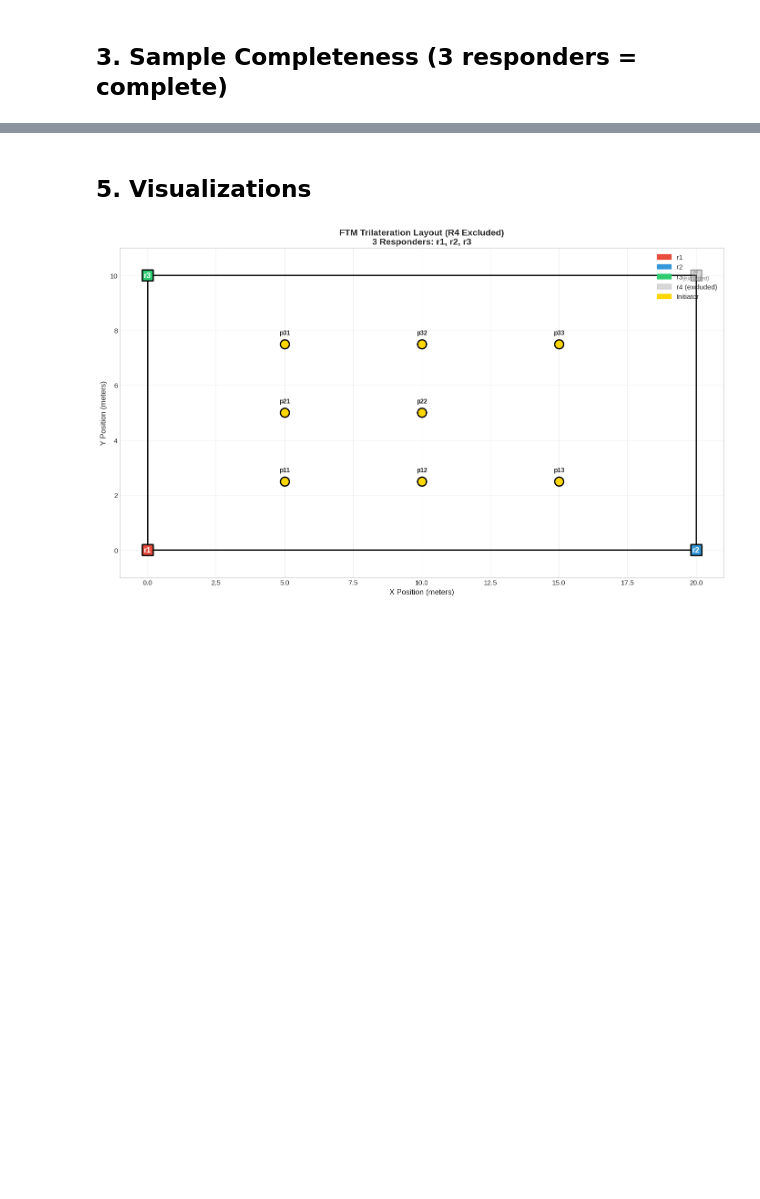
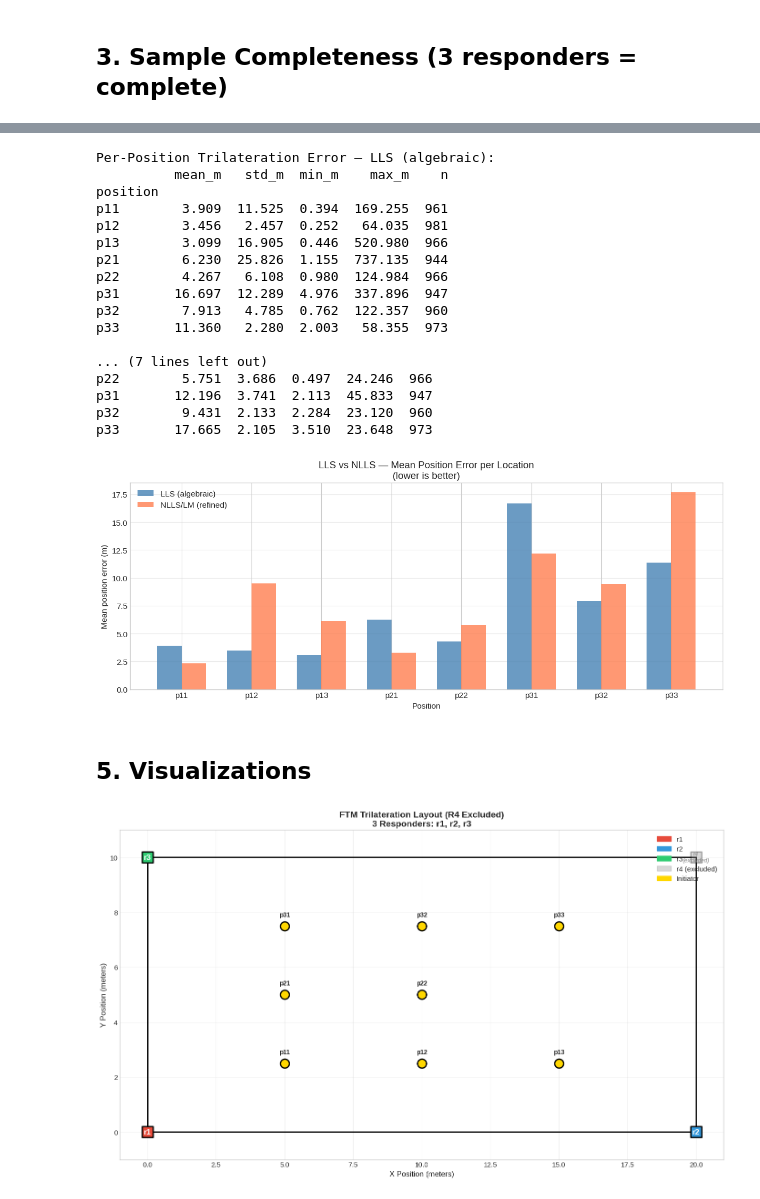
Before and after one commit to cbicari/ftm_data_graphs, a Jupyter notebook: ftm_analysis_without_r4.ipynb, the cells around one changed output, grey strips where cells are left out. Cells and saved outputs as stored; diff of their text form; code cells hidden in the pictures; blank space fills up the shorter version.

```diff
--- a/ftm_analysis_without_r4.ipynb
+++ b/ftm_analysis_without_r4.ipynb
@@ -303,12 +481,58 @@ POSITION ESTIMATION ACCURACY (Trilateration, without R4)
 # %%
-# Per-position error summary
-print("\nPer-Position Trilateration Error:")
-pos_summary = df_results.groupby('position').agg({
-    'pos_error_m': ['mean', 'std', 'min', 'max', 'count'],
-    'real_x': 'first',
-    'real_y': 'first'
-}).round(3)
-print(pos_summary)
+# Per-position error comparison: LLS vs NLLS
+print("Per-Position Trilateration Error — LLS (algebraic):")
+pos_summary_lls = df_results_lls.groupby('position').agg(
+    mean_m=('pos_error_m','mean'), std_m=('pos_error_m','std'),
+    min_m=('pos_error_m','min'), max_m=('pos_error_m','max'), n=('pos_error_m','count')
+).round(3)
+print(pos_summary_lls)
+
+print("\nPer-Position Trilateration Error — NLLS/LM (refined, unbounded):")
+pos_summary_nlls = df_results_nlls.groupby('position').agg(
+    mean_m=('pos_error_m','mean'), std_m=('pos_error_m','std'),
+    min_m=('pos_error_m','min'), max_m=('pos_error_m','max'), n=('pos_error_m','count')
+).round(3)
+print(pos_summary_nlls)
+
+# Side-by-side bar chart
+fig, ax = plt.subplots(figsize=(12, 5))
+positions_sorted = sorted(df_results_lls['position'].unique())
+x_pos = np.arange(len(positions_sorted))
+width = 0.35
+
+lls_means  = [df_results_lls[df_results_lls['position']==p]['pos_error_m'].mean() for p in positions_sorted]
+nlls_means = [df_results_nlls[df_results_nlls['position']==p]['pos_error_m'].mean() for p in positions_sorted]
+
+ax.bar(x_pos - width/2, lls_means,  width, label='LLS (algebraic)', color='steelblue', alpha=0.8)
+ax.bar(x_pos + width/2, nlls_means, width, label='NLLS/LM (refined)', color='coral',    alpha=0.8)
+ax.set_xticks(x_pos)
+ax.set_xticklabels(positions_sorted)
+ax.set_xlabel('Position')
+ax.set_ylabel('Mean position error (m)')
+ax.set_title('LLS vs NLLS — Mean Position Error per Location\n(lower is better)')
+ax.legend()
+ax.grid(axis='y', alpha=0.4)
+plt.tight_layout()
+plt.show()
+# %% [output]
+Per-Position Trilateration Error — LLS (algebraic):
+          mean_m   std_m  min_m    max_m    n
+position
+p11        3.909  11.525  0.394  169.255  961
+p12        3.456   2.457  0.252   64.035  981
+p13        3.099  16.905  0.446  520.980  966
+p21        6.230  25.826  1.155  737.135  944
+p22        4.267   6.108  0.980  124.984  966
+p31       16.697  12.289  4.976  337.896  947
+p32        7.913   4.785  0.762  122.357  960
+p33       11.360   2.280  2.003   58.355  973
+
+... (7 lines left out)
+p22        5.751  3.686  0.497  24.246  966
+p31       12.196  3.741  2.113  45.833  947
+p32        9.431  2.133  2.284  23.120  960
+p33       17.665  2.105  3.510  23.648  973
+[figure, added]
 # %% [markdown]
 ## 5. Visualizations
 # %%
```
Also changed, not shown: parts of 10 cells of this notebook, 6 other files.
